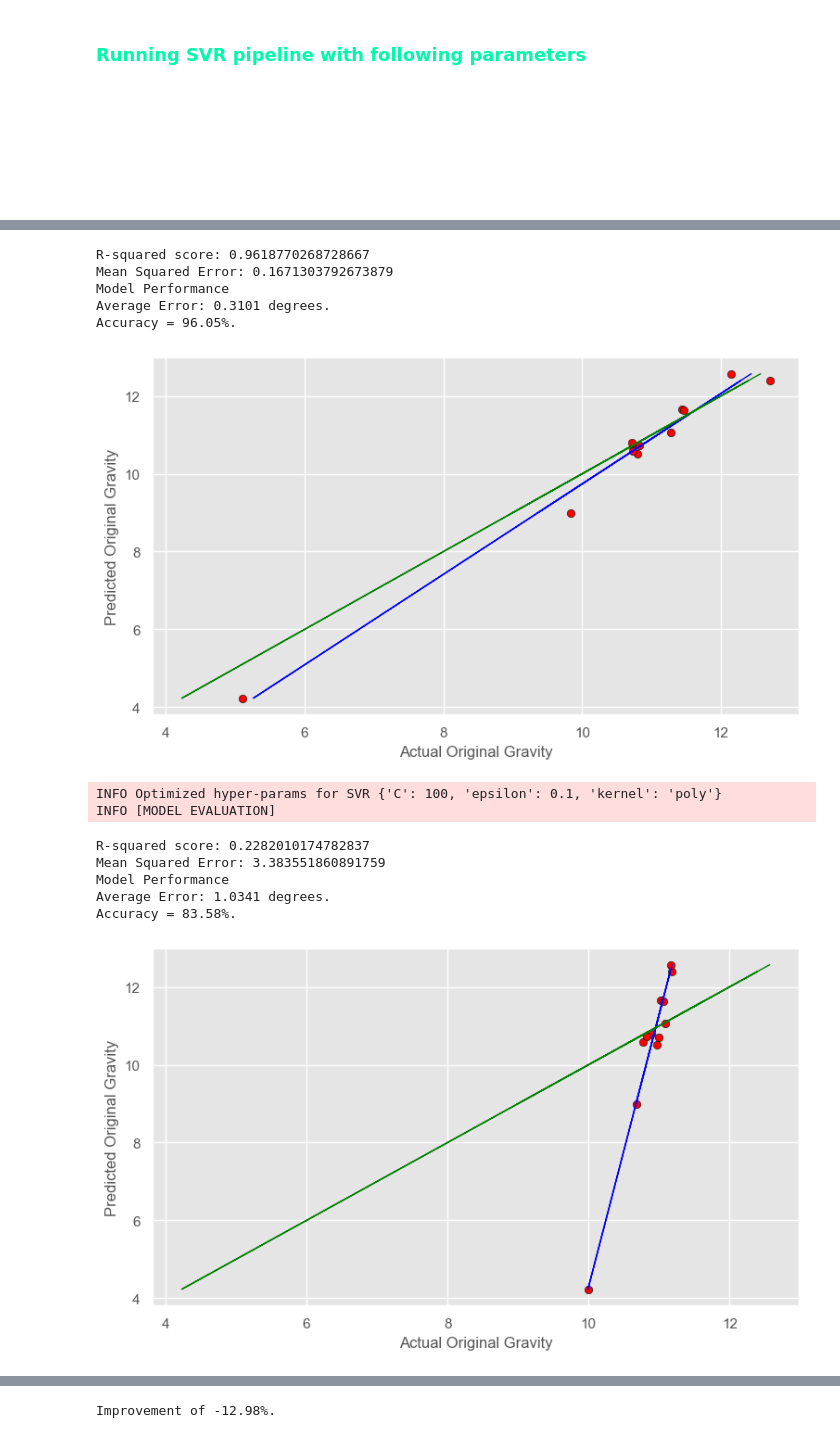
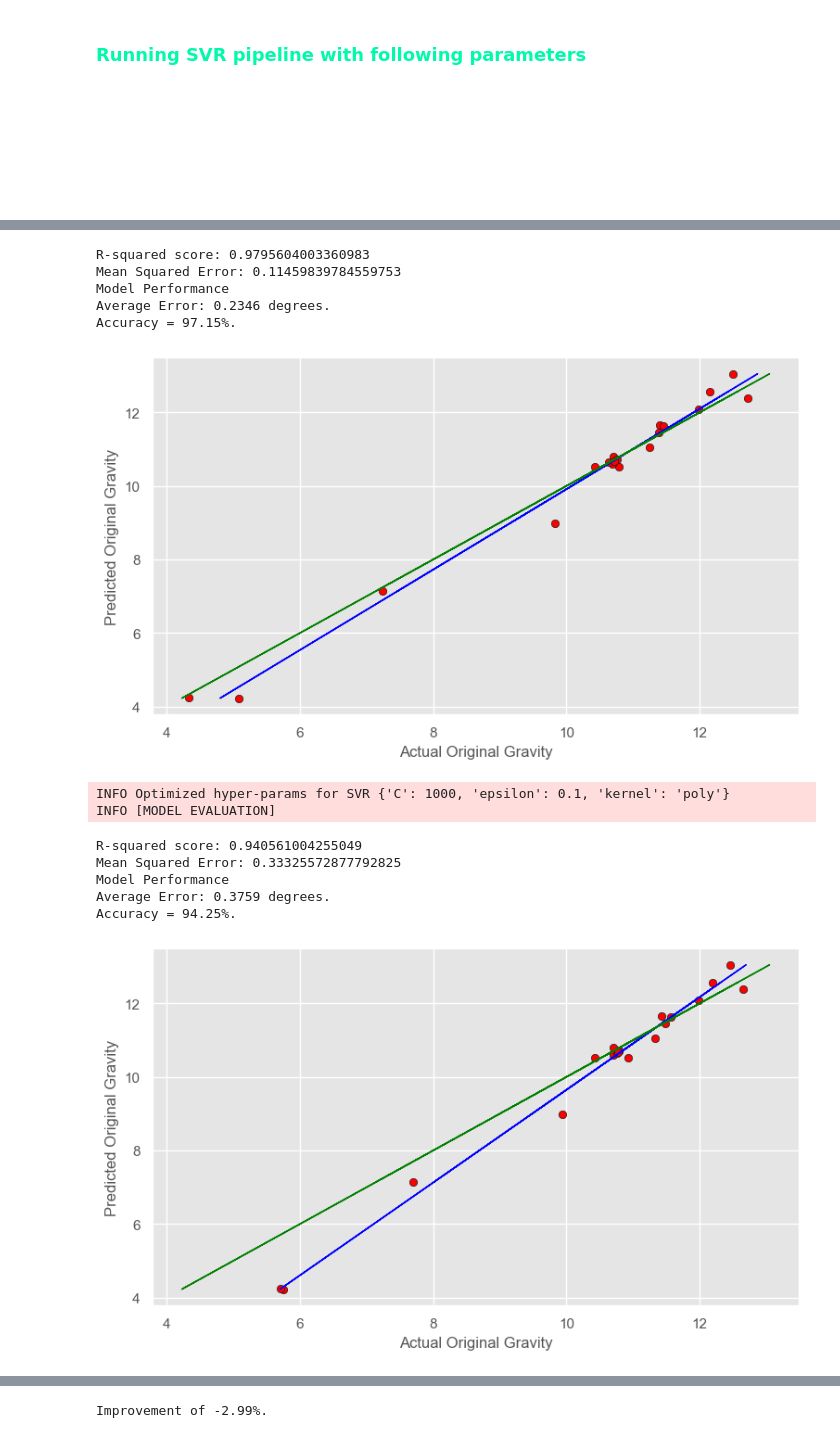
Before and after one commit to kaustav020189/nir-spectroscopy-thesis, a Jupyter notebook: BeerDataset_SVR.ipynb, the cells around one changed output, grey strips where cells are left out. Saved outputs shown, nothing was run; the diff lists cells and outputs as text; code cells hidden in the pictures.

```diff
--- a/BeerDataset_SVR.ipynb
+++ b/BeerDataset_SVR.ipynb
@@ -43,7 +43,7 @@ split_params = {
 <h5 style="color: white">Validation method - KFolds</h5>
 # %%
 # Data splitting can be done in various proportions. Check proportions of train-test values available in configfile.ini file
-data = (X_train, X_test, y_train, y_test) = util.get_split_data(files=dataset, split_params=split_params, test_size=float(split_size[0]), showDataEDA=False)
+data = (X_train, X_test, y_train, y_test) = util.get_split_data(files=dataset, split_params=split_params, test_size=float(split_size[2]), showDataEDA=False)
 
 # Used only in case of SavGol1
 preprocessor_params = {
@@ -57,8 +57,8 @@ preprocessor_params = {
 # Define custom param_grid for Grid Search CV
 param_grid = {
     'kernel': ['poly'],
-    'C': [50, 100],
-    'epsilon': [0.1]
+    'C': [1, 10, 50, 100, 200, 300, 500, 1000],
+    'epsilon': [0.1, 0.2, 0.5, 1]
 }
 
 pipeline_params = {
@@ -73,41 +73,41 @@ pipeline_params = {
     'wl' : wl,
     'plotting' : False,
     'showModelEvaluationPlots' : True,
     'pipeline_run_type' : pipeline_run_types[1],
     'param_grid': param_grid
 }
 
 start = timer()
 logger.info("************************************")
 logger.info("Pipeline Start...")
 logger.info("Pipeline params :")
 logger.info("Data : " + str(dataset) + " , Preprocessor : " + str(pipeline_params['preprocessor'])
             + ", Model : " + str(pipeline_params['model']) + ", Evaluator : " + str(pipeline_params['evaluator']))
 logger.info("Validation type : " + str(pipeline_params['validation-type']) + ", folds (for CV) : " + str(pipeline_params['folds']))
 util.pipeline(pipeline_params)
 end = timer()
 logger.info("Elapsed time for pipeline run : " + str(round((end - start),2)))
 logger.info("Pipeline end...")
 logger.info("************************************")
 # %% [output]
 INFO ************************************
 INFO Pipeline Start...
 INFO Pipeline params :
 INFO Data : data/beer_dataset.csv , Preprocessor : snv, Model : svr, Evaluator : mse
 INFO Validation type : kfold-cv, folds (for CV) : 5
 INFO [PRE PROCESSING]
 INFO [VALIDATION AND HYPERPARAMETER TUNING]
-R-squared score: 0.9618770268728667
-Mean Squared Error: 0.1671303792673879
+R-squared score: 0.9795604003360983
+Mean Squared Error: 0.11459839784559753
 Model Performance
-Average Error: 0.3101 degrees.
-Accuracy = 96.05%.
+Average Error: 0.2346 degrees.
+Accuracy = 97.15%.
-[figure, old version]
+[figure, new version]
-INFO Optimized hyper-params for SVR {'C': 100, 'epsilon': 0.1, 'kernel': 'poly'}
+INFO Optimized hyper-params for SVR {'C': 1000, 'epsilon': 0.1, 'kernel': 'poly'}
 INFO [MODEL EVALUATION]
-R-squared score: 0.2282010174782837
-Mean Squared Error: 3.383551860891759
+R-squared score: 0.940561004255049
+Mean Squared Error: 0.33325572877792825
 Model Performance
-Average Error: 1.0341 degrees.
-Accuracy = 83.58%.
+Average Error: 0.3759 degrees.
+Accuracy = 94.25%.
-[figure, old version]
+[figure, new version]
@@ -115,3 +115,3 @@ INFO Elapsed time for pipeline run : 1.58
 INFO Pipeline end...
 INFO ************************************
-Improvement of -12.98%.
+Improvement of -2.99%.
```
Also changed, not shown: parts of 1 cell of this notebook, 7 other files.
